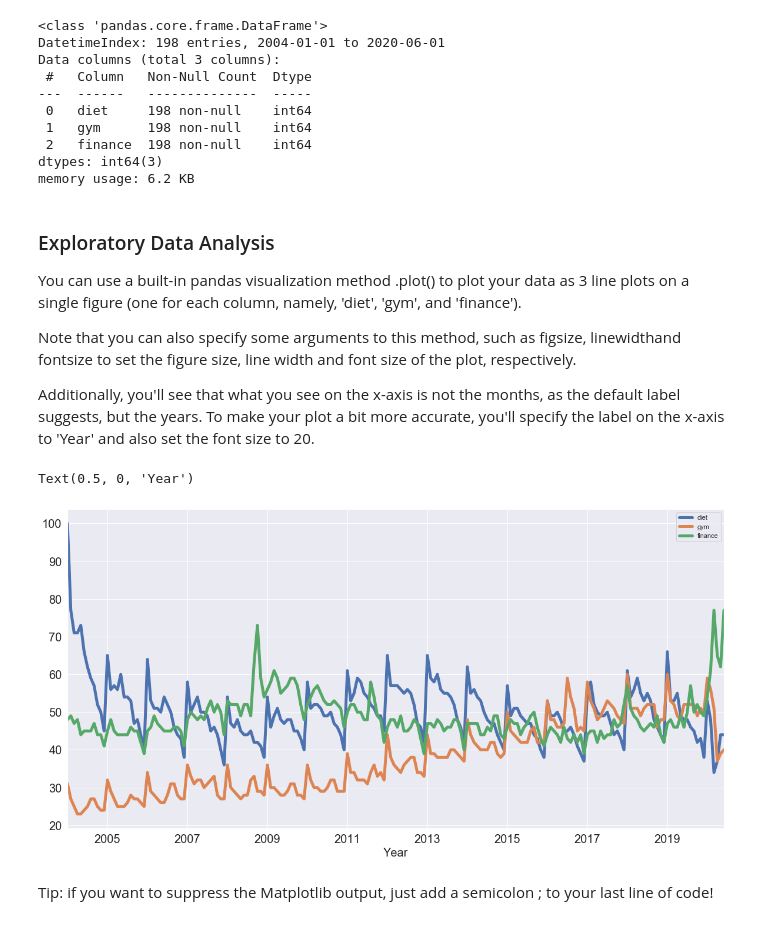
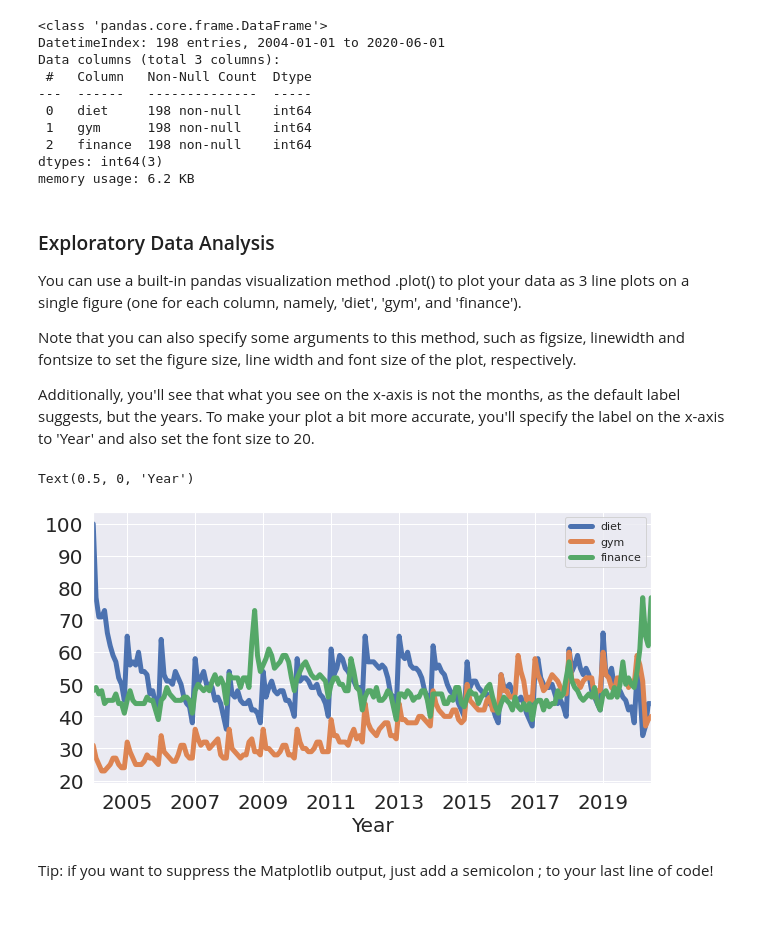
Before and after one commit to davidzarruk/AdvancedMethodsDataAnalysisClass, a Jupyter notebook: notebooks/01-IntroTSA.ipynb, the cells around one changed output. Drawn from its saved outputs; the diff is of its cells as text; code cells hidden in the pictures.

```diff
--- a/notebooks/01-IntroTSA.ipynb
+++ b/notebooks/01-IntroTSA.ipynb
@@ -335,15 +337,15 @@ memory usage: 6.2 KB
 
 You can use a built-in pandas visualization method .plot() to plot your data as 3 line plots on a single figure (one for each column, namely, 'diet', 'gym', and 'finance').
 
-Note that you can also specify some arguments to this method, such as figsize, linewidthand fontsize to set the figure size, line width and font size of the plot, respectively.
+Note that you can also specify some arguments to this method, such as figsize, linewidth and fontsize to set the figure size, line width and font size of the plot, respectively.
 
 Additionally, you'll see that what you see on the x-axis is not the months, as the default label suggests, but the years. To make your plot a bit more accurate, you'll specify the label on the x-axis to 'Year' and also set the font size to 20.
 # %%
-df.plot(figsize=(20,10), linewidth=5, fontsize=20)
+df.plot(figsize=(10,5), linewidth=5, fontsize=20)
 plt.xlabel('Year', fontsize=20)
 # %% [output]
 Text(0.5, 0, 'Year')
-[figure, old version]
+[figure, new version]
 # %% [markdown]
 Tip: if you want to suppress the Matplotlib output, just add a semicolon ; to your last line of code!
 # %%
```
Also changed, not shown: parts of 46 cells of this notebook, 3 other files.
